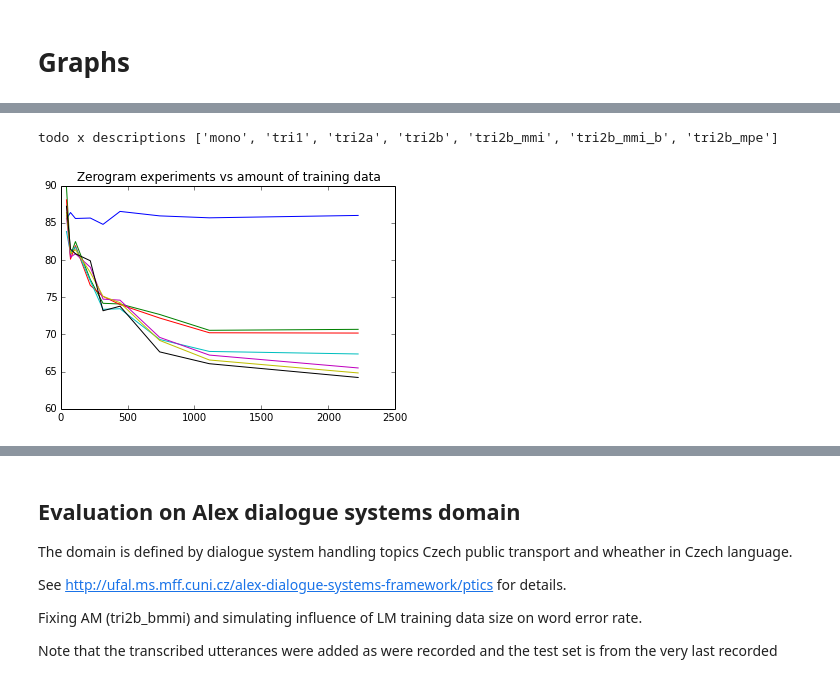
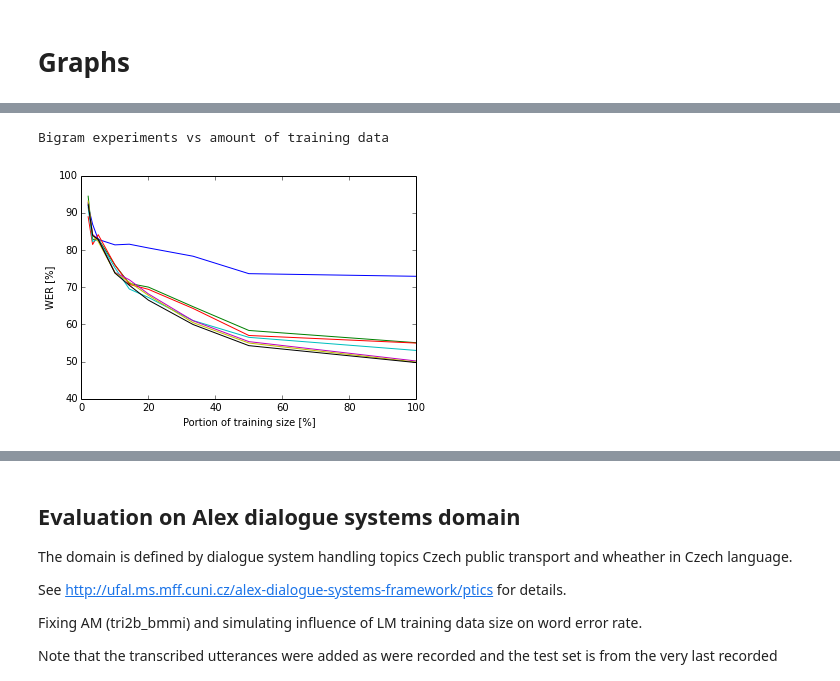
Before and after one commit to oplatek/pykaldi-partial-train-data, a Jupyter notebook: pykaldi-plot-partial.ipynb, the cells around one changed output, grey strips where cells are left out. Cells and saved outputs as stored; diff of their text form; code cells hidden in the pictures.

Commit message:
describe axes and select wanted graphs

```diff
--- a/pykaldi-plot-partial.ipynb
+++ b/pykaldi-plot-partial.ipynb
@@ -43,7 +45,7 @@ logs = glob.glob('data/*every*.log')
 train_data, partials = 2222, []
 for f in logs:
     every_n, zerogram, bigram = extractResults(f)
-    partials.append((train_data / every_n, zerogram, bigram))
+    partials.append((100.0 / every_n, zerogram, bigram))
 partials.sort()
 data_count = [ t for t, z, b in partials]
 zerogram_exps = [ z for t, z, b in partials]
@@ -51,3 +53,18 @@ bigram_exps = [ b for t, z, b in partials]
 # %% [markdown]
 Graphs
 ======
+# %%
+wanted = ['mono', 'tri2a', 'tri2b']
+legend_list = []
+for i, exp in enumerate(exp_names):
+    #print len(data_count), len(zerogram_exps[i]), '\n\n'
+    if exp not in wanted:
+        continue
+    p, = plot(data_count, [e[i] for e in zerogram_exps],'-.s')
+    legend_list.append(p)
+legend(legend_list, wanted, loc=3, prop={'size':'small'})
+
+print('Czech generative models, zerogram')
+ylabel('WER [%]')
+xlabel('Portion of training size [%]')
+savefig('partial-zerogram.ps', bbox_inches='tight')
@@ -54,10 +74,11 @@ Graphs
 # %%
 for i, exp in enumerate(exp_names):
     #print len(data_count), len(zerogram_exps[i]), '\n\n'
-    plot(data_count, [e[i] for e in zerogram_exps])
-title('Zerogram experiments vs amount of training data')
-print 'todo x descriptions %s' % str(exp_names)
-savefig('partial-zerogram.ps', bbox_inches='tight')
+    plot(data_count, [e[i] for e in bigram_exps])
+ylabel('WER [%]')
+xlabel('Portion of training size [%]')
+print('Bigram experiments vs amount of training data')
+savefig('partial-bigram.ps', bbox_inches='tight')
 # %% [output]
-todo x descriptions ['mono', 'tri1', 'tri2a', 'tri2b', 'tri2b_mmi', 'tri2b_mmi_b', 'tri2b_mpe']
+Bigram experiments vs amount of training data
-[figure, old version]
+[figure, new version]
```
Also changed, not shown: parts of 4 cells of this notebook.
